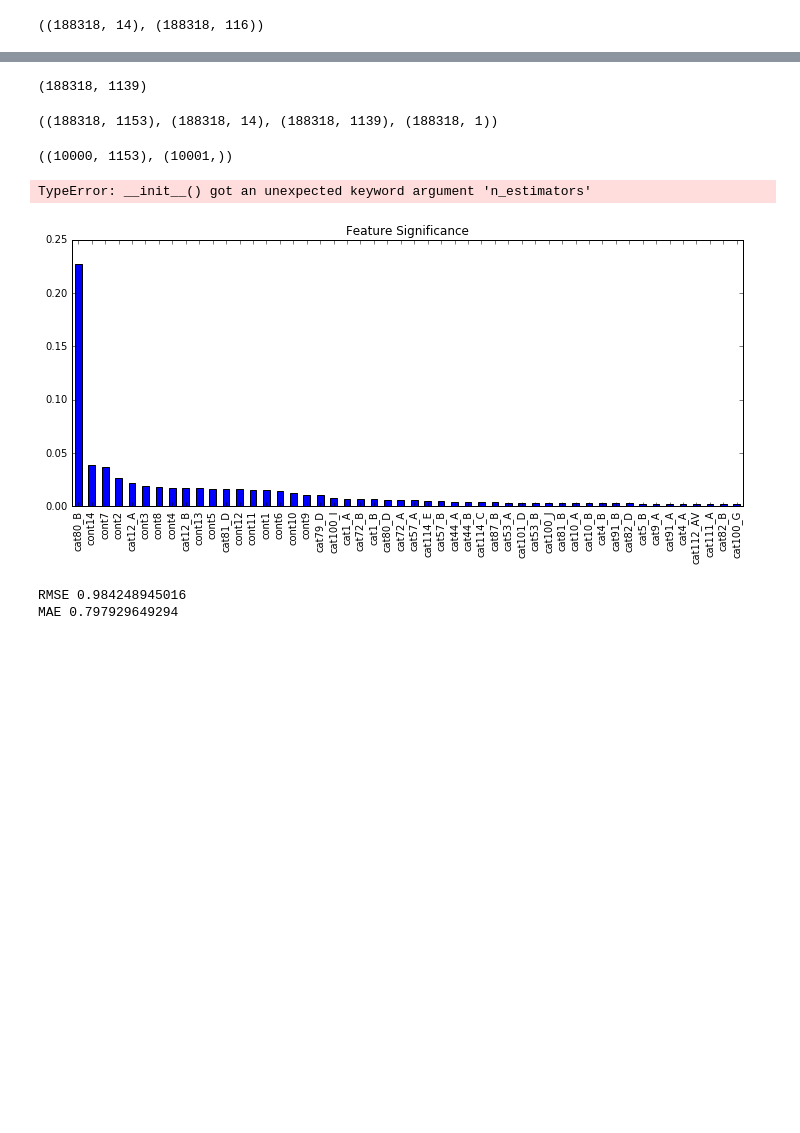
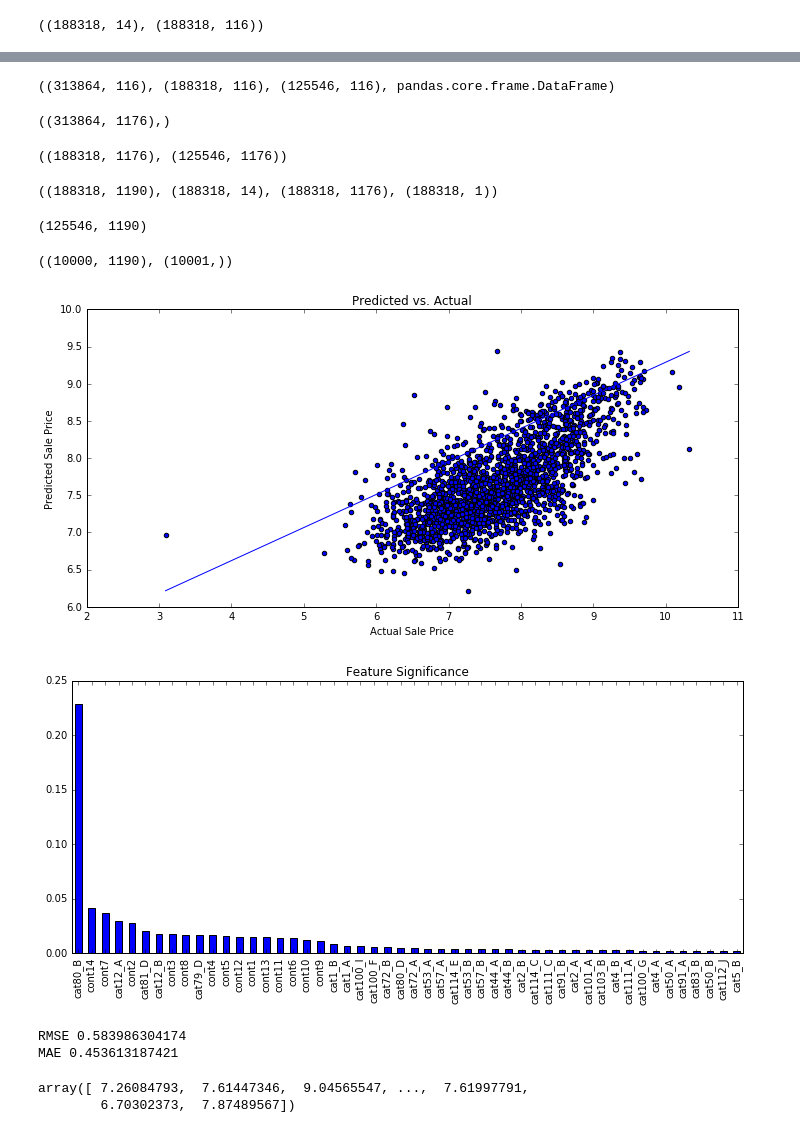
Before and after one commit to swapnilashtekar/AllState_Claims_Severity, a Jupyter notebook: allstate_claim.ipynb, the cells around one changed output, grey strips where cells are left out. Cells and saved outputs as stored; diff of their text form; code cells hidden in the pictures; blank space fills up the shorter version.

```diff
--- a/allstate_claim.ipynb
+++ b/allstate_claim.ipynb
@@ -92,3 +92,8 @@ train_categorical = x_train[categorical_columns]
 train_continuous.shape, train_categorical.shape
 # %% [output]
 ((188318, 14), (188318, 116))
+# %%
+test_continuous = test.drop(categorical_columns, axis=1)
+test_continuous = test_continuous.drop('id', axis =1)
+test_categorical = test[categorical_columns]
+test_continuous.shape, test_categorical.shape
@@ -142,40 +137,56 @@ train_categorical.shape
+# %%
+train_test_categorical = pd.concat((train_categorical.loc[:,:],test_categorical.loc[:,:]))
+train_test_categorical.shape, train_categorical.shape, test_categorical.shape, type(train_test_categorical)
+# %% [output]
+((313864, 116), (188318, 116), (125546, 116), pandas.core.frame.DataFrame)
 # %%
-train_categorical = pd.get_dummies(train_categorical)
-train_categorical.shape
+train_test_categorical = pd.get_dummies(train_test_categorical)
+train_test_categorical.shape,
 # %% [output]
-(188318, 1139)
+((313864, 1176),)
+# %%
+train_categorical = train_test_categorical.iloc[:train_categorical.shape[0],:]
+test_categorical = train_test_categorical.iloc[train_categorical.shape[0]:,:]
+train_categorical.shape, test_categorical.shape
+# %% [output]
+((188318, 1176), (125546, 1176))
 # %%
 x_train_new = train_continuous.join(train_categorical)
 x_train_new.shape, train_continuous.shape, train_categorical.shape, t_train.shape
 # %% [output]
-((188318, 1153), (188318, 14), (188318, 1139), (188318, 1))
+((188318, 1190), (188318, 14), (188318, 1176), (188318, 1))
+# %%
+x_test = test_continuous.join(test_categorical)
+x_test.shape
+# %% [output]
+(125546, 1190)
 # %%
 x_train_new.loc[:9999,:].shape, t_train.loc[:10000].values.ravel().shape
 # %% [output]
-((10000, 1153), (10001,))
+((10000, 1190), (10001,))
 # %%
 from sklearn.cross_validation import train_test_split
 from sklearn.ensemble import RandomForestRegressor
 from sklearn.linear_model import LinearRegression
 
-X_train1, X_test1, y_train1, y_test1 = train_test_split(x_train_new.loc[:9999,:].values, t_train.values.ravel()[:10000])
-#clf = RandomForestRegressor(n_estimators=500, n_jobs=-1)
-clf = LinearRegression(n_estimators=500, n_jobs=-1)
+X_train1, X_test1, y_train1, y_test1 = train_test_split(x_train_new.loc[:99999,:].values, t_train.values.ravel()[:100000], test_size=0.1)
+clf = RandomForestRegressor(n_estimators=500, n_jobs=-1)
+#clf = LinearRegression(n_jobs=-1)
 
 clf.fit(X_train1, y_train1)
 y_pred = clf.predict(X_test1)
 
 #y_test1 = y_test1
 plt.figure(figsize=(10, 5))
 plt.scatter(y_test1, y_pred, s=20)
 plt.title('Predicted vs. Actual')
 plt.xlabel('Actual Sale Price')
 plt.ylabel('Predicted Sale Price')
 
 plt.plot([min(y_test1), max(y_test1)], [min(y_pred), max(y_pred)])
 plt.tight_layout()
 # %% [output]
-TypeError: __init__() got an unexpected keyword argument 'n_estimators'
+[figure, added]
 # %%
 '''Get names of the features of entire data'''
 names = list(x_train_new.columns.values)
@@ -189,7 +200,7 @@ sorted_importances.head(50).plot(kind='bar')
 plt.title('Feature Significance')
 plt.tight_layout()
 # %% [output]
-[figure, old version]
+[figure, new version]
 # %%
 from sklearn.metrics import mean_squared_error
 from sklearn.metrics import mean_absolute_error
@@ -197,5 +208,11 @@ from math import sqrt
 print "RMSE", sqrt(mean_squared_error(y_test1, y_pred, multioutput='raw_values'))
 print "MAE", mean_absolute_error(y_test1, y_pred)
 # %% [output]
-RMSE 0.984248945016
-MAE 0.797929649294
+RMSE 0.583986304174
+MAE 0.453613187421
+# %%
+y_pred = clf.predict(x_test)
+y_pred
+# %% [output]
+array([ 7.26084793,  7.61447346,  9.04565547, ...,  7.61997791,
+        6.70302373,  7.87489567])
```
Also changed, not shown: parts of 10 cells of this notebook, 1 other file.
